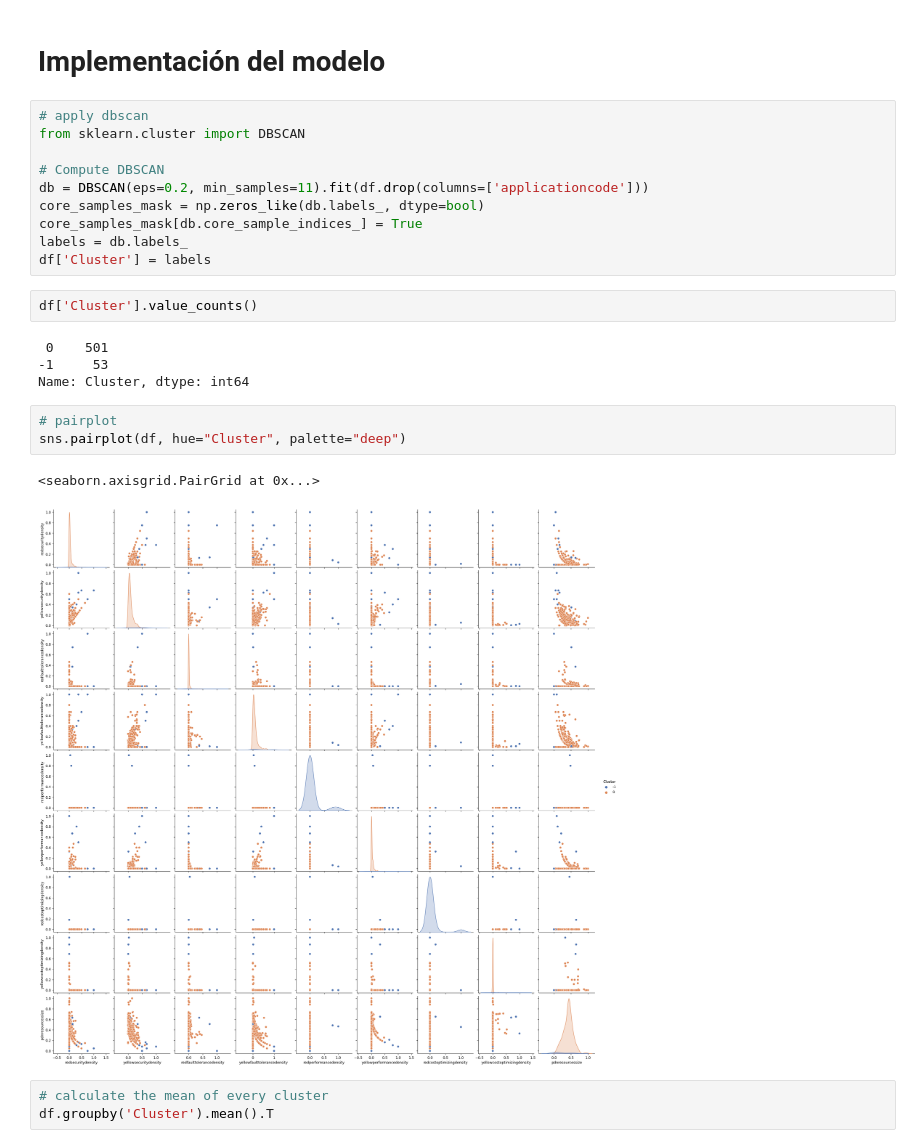
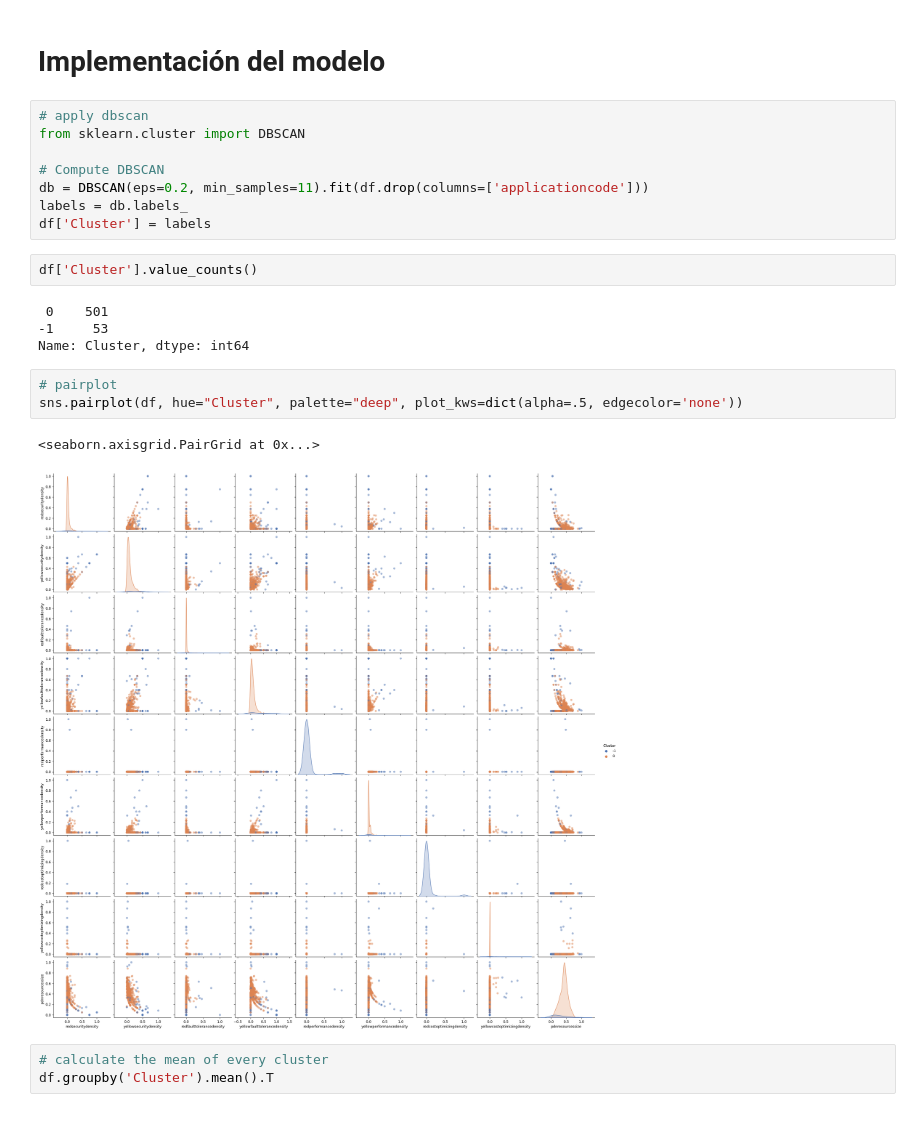
Before and after one commit to 00Fede/incubadora-aplicaciones, a Jupyter notebook: Model_Implementation.ipynb, the cells around one changed output. Saved outputs shown, nothing was run; the diff lists cells and outputs as text.

```diff
--- a/Model_Implementation.ipynb
+++ b/Model_Implementation.ipynb
@@ -27,8 +28,6 @@ from sklearn.cluster import DBSCAN
 
 # Compute DBSCAN
 db = DBSCAN(eps=0.2, min_samples=11).fit(df.drop(columns=['applicationcode']))
-core_samples_mask = np.zeros_like(db.labels_, dtype=bool)
-core_samples_mask[db.core_sample_indices_] = True
 labels = db.labels_
 df['Cluster'] = labels
 # %%
@@ -39,10 +38,10 @@ df['Cluster'].value_counts()
 Name: Cluster, dtype: int64
 # %%
 # pairplot
-sns.pairplot(df, hue="Cluster", palette="deep")
+sns.pairplot(df, hue="Cluster", palette="deep", plot_kws=dict(alpha=.5, edgecolor='none'))
 # %% [output]
 <seaborn.axisgrid.PairGrid at 0x...>
-[figure, old version]
+[figure, new version]
 # %%
 # calculate the mean of every cluster
 df.groupby('Cluster').mean().T
```
Also changed, not shown: parts of 7 cells of this notebook.
